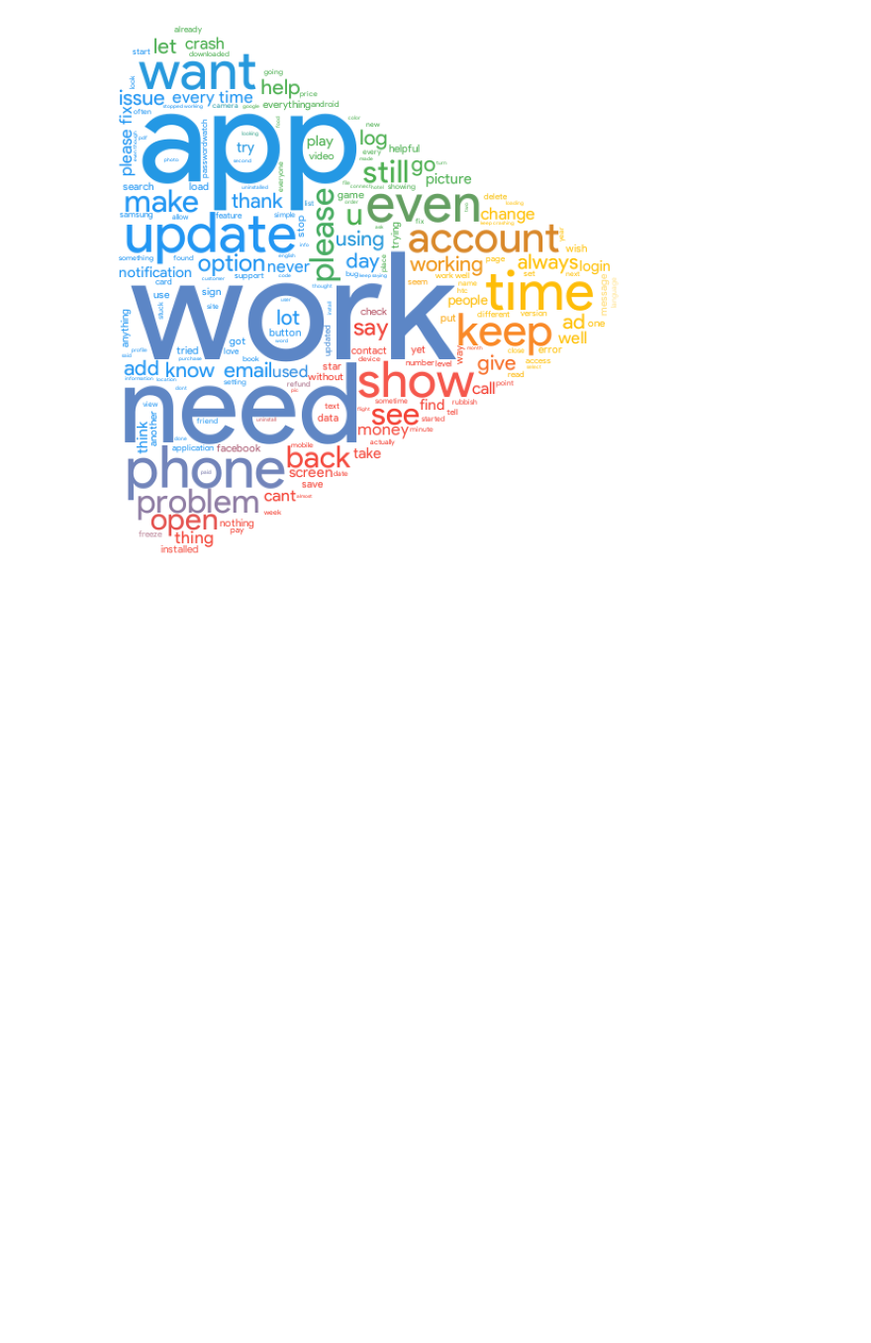
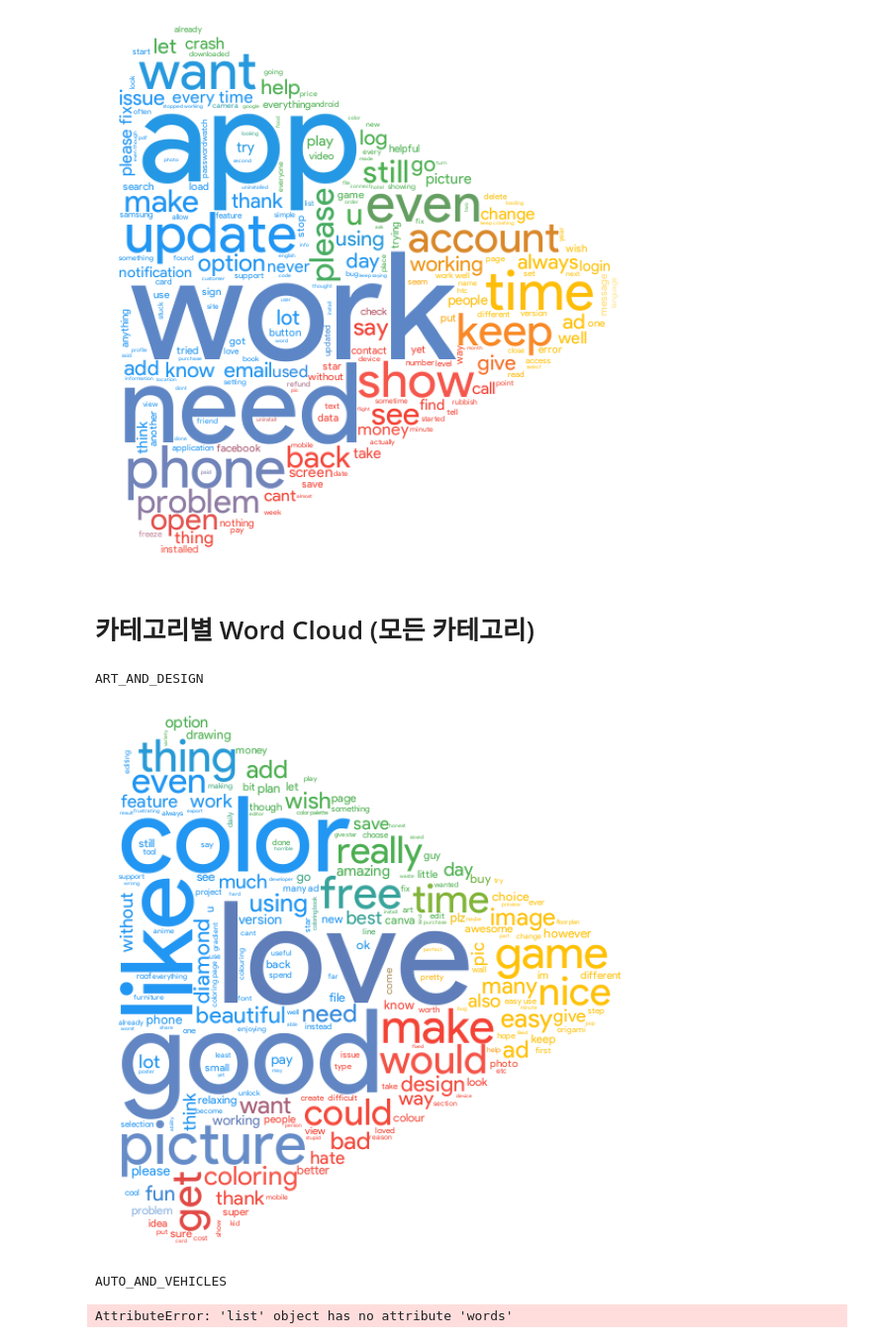
Before and after one commit to DataScience-Lab-Yonsei/8th-EDA, a Jupyter notebook: 2조/3주차/Word Cloud 모음.ipynb, the cells around one changed output. Shown at 99% size. Saved outputs shown, nothing was run; the diff lists cells and outputs as text; code cells hidden in the pictures; blank space fills up the shorter version.

```diff
--- a/2조/3주차/Word Cloud 모음.ipynb
+++ b/2조/3주차/Word Cloud 모음.ipynb
@@ -188,3 +187,5 @@ plt.axis("off")
 plt.show()
 # %% [output]
 [figure]
+# %% [markdown]
+# 카테고리별 Word Cloud (모든 카테고리)
@@ -190,0 +233,42 @@ plt.show()
+# %%
+cat_dct = {}
+for cat in df_info.Category.unique().tolist():
+
+    print(cat)
+    category_reviews=review_only3[review_only3['Category']==cat]
+    cat_rev=category_reviews['Translated_Review'].tolist()
+    cat_rev=' '.join(cat_rev)
+
+
+    cat_text=re.sub("[^a-zA-Z]"," ", cat_rev) #문자를 제외한 나머지 요소 공백으로 바꿈
+    cat_text=cat_text.lower() #소문자화
+
+    cat_text=nltk.word_tokenize(cat_text)
+    cat_text_filtered=[word for word in cat_text if word not in stopwords.words('english')]
+
+    lemma=nltk.WordNetLemmatizer()
+    cat_text_lemma=[lemma.lemmatize(i) for i in cat_text_filtered]
+    cat_text=[" ".join(cat_text_lemma)]
+
+    stopwords=['app','great']
+
+    FONT_PATH='/Users/sejeongan/Library/Fonts/Product Sans Regular.ttf'
+    mask=np.array(Image.open('/Users/sejeongan/Downloads/732208.jpg'))
+
+    plt.subplots(figsize=(10,10))
+    wordcloud=WordCloud(
+        background_color="white",
+        width=300,
+        height=300,
+        stopwords=stopwords,
+        font_path=FONT_PATH,
+        color_func=ImageColorGenerator(mask),
+        mask=mask).generate_from_text(" ".join(cat_text))
+    plt.imshow(wordcloud)
+    plt.axis("off")
+    plt.show()
+# %% [output]
+ART_AND_DESIGN
+[figure, added]
+AUTO_AND_VEHICLES
+AttributeError: 'list' object has no attribute 'words'
```
Also changed, not shown: parts of 4 cells of this notebook, 3 other files.
